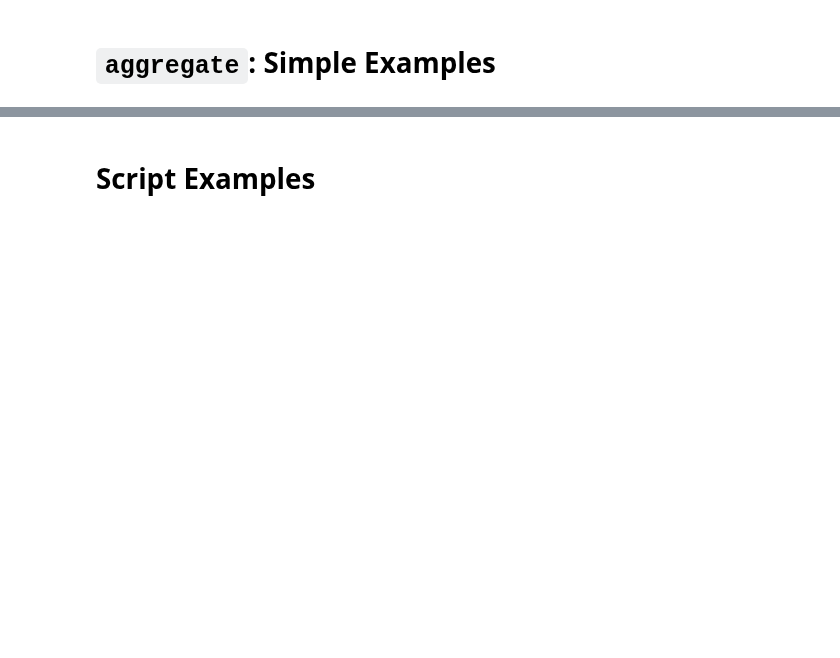
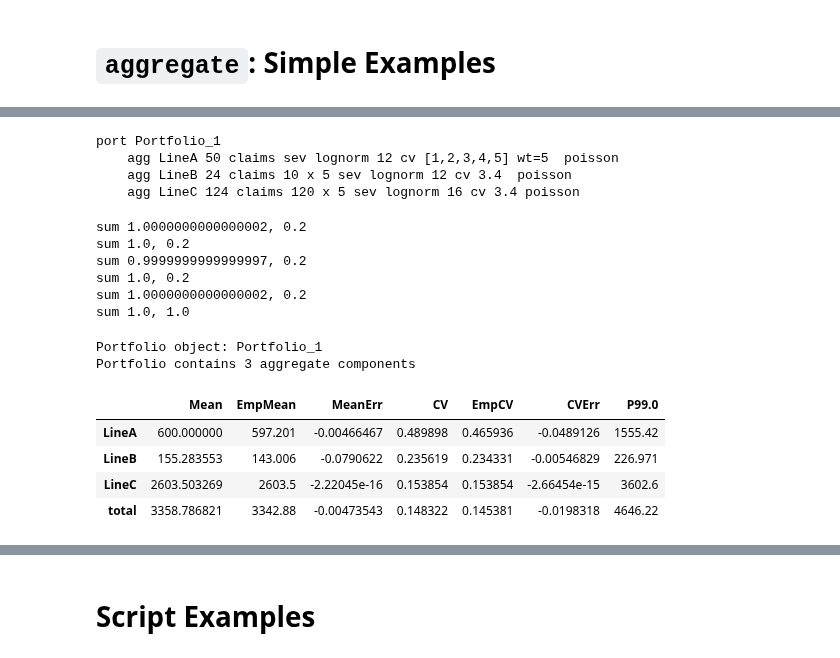
Before and after one commit to mynl/aggregate, a Jupyter notebook: examples/basic_examples.ipynb, the cells around one changed output, grey strips where cells are left out. Saved outputs shown, nothing was run; the diff lists cells and outputs as text; code cells hidden in the pictures; blank space fills up the shorter version.

```diff
--- a/examples/basic_examples.ipynb
+++ b/examples/basic_examples.ipynb
@@ -104,18 +291,23 @@ ob
 # %%
 testa1 = f"""
 port Portfolio_1
-    agg LineA 50 claims sev lognorm 12 cv [{', '.join([str(i) for i in np.linspace(2,5, 20)])}] wt=20
-    agg LineB 24 claims 10 x 5 sev lognorm 12 cv 3.4
-    LineC 124 claims 120 x 5 sev lognorm 16 cv 3.4
+    agg LineA 50 claims sev lognorm 12 cv [{', '.join([str(i) for i in np.linspace(2,5, 20)])}] wt=20 poisson
+    agg LineB 24 claims 10 x 5 sev lognorm 12 cv 3.4  poisson
+    agg LineC 124 claims 120 x 5 sev lognorm 16 cv 3.4 poisson
 """
 testa1d = f"""
 port Portfolio_1
-    agg LineA 50 claims sev lognorm 12 cv [1,2,3,4,5] wt=5
-    agg LineB 24 claims 10 x 5 sev lognorm 12 cv 3.4
-    LineC 124 claims 120 x 5 sev lognorm 16 cv 3.4
+    agg LineA 50 claims sev lognorm 12 cv [1,2,3,4,5] wt=5  poisson
+    agg LineB 24 claims 10 x 5 sev lognorm 12 cv 3.4  poisson
+    agg LineC 124 claims 120 x 5 sev lognorm 16 cv 3.4 poisson
 """
 
 print(testa1d)
+# %% [output]
+port Portfolio_1
+    agg LineA 50 claims sev lognorm 12 cv [1,2,3,4,5] wt=5  poisson
+    agg LineB 24 claims 10 x 5 sev lognorm 12 cv 3.4  poisson
+    agg LineC 124 claims 120 x 5 sev lognorm 16 cv 3.4 poisson
 # %%
 reload(parser)
 reload(trash)
@@ -135,4 +315,18 @@ p
 # %%
-p = uw.write(testa1d, log2=10)
-p.plot()
+p = uw.write(testa1d)
+p.plot(subplots=True)
 p
+# %% [output]
+sum 1.0000000000000002, 0.2
+sum 1.0, 0.2
+sum 0.9999999999999997, 0.2
+sum 1.0, 0.2
+sum 1.0000000000000002, 0.2
+sum 1.0, 1.0
+Portfolio object: Portfolio_1
+Portfolio contains 3 aggregate components
+|  | Mean | EmpMean | MeanErr | CV | EmpCV | CVErr | P99.0 |
+| LineA | 600.000000 | 597.201 | -0.00466467 | 0.489898 | 0.465936 | -0.0489126 | 1555.42 |
+| LineB | 155.283553 | 143.006 | -0.0790622 | 0.235619 | 0.234331 | -0.00546829 | 226.971 |
+| LineC | 2603.503269 | 2603.5 | -2.22045e-16 | 0.153854 | 0.153854 | -2.66454e-15 | 3602.6 |
+| total | 3358.786821 | 3342.88 | -0.00473543 | 0.148322 | 0.145381 | -0.0198318 | 4646.22 |
```
Also changed, not shown: parts of 82 cells of this notebook, 21 other files.
